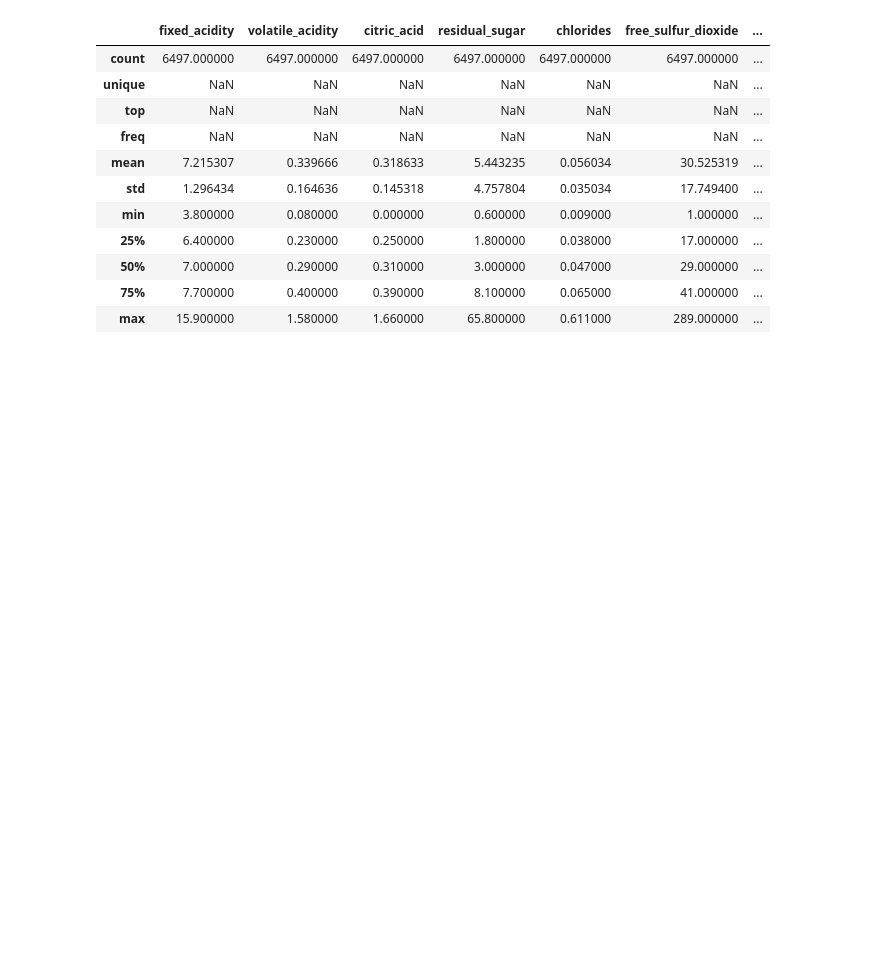
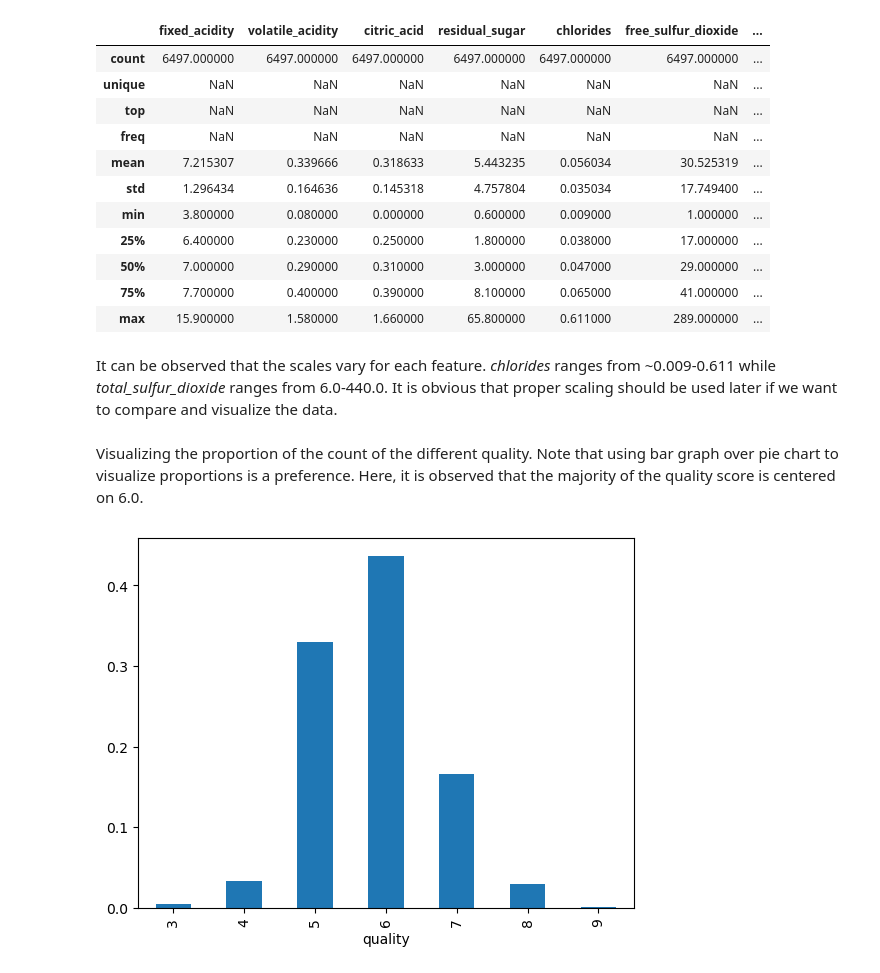
Before and after one commit to dbfranco07/AI221_ClassicalMachineLearning_MachineExercises, a Jupyter notebook: MachineExercise2_WineQualityEDA/wine_quality_eda.ipynb, the cells around one changed output. Cells and saved outputs as stored; diff of their text form; code cells hidden in the pictures; blank space fills up the shorter version.

```diff
--- a/MachineExercise2_WineQualityEDA/wine_quality_eda.ipynb
+++ b/MachineExercise2_WineQualityEDA/wine_quality_eda.ipynb
@@ -55,3 +67,12 @@ display(X.describe(include='all'))
 | 50% | 7.000000 | 0.290000 | 0.310000 | 3.000000 | 0.047000 | 29.000000 | ... |
 | 75% | 7.700000 | 0.400000 | 0.390000 | 8.100000 | 0.065000 | 41.000000 | ... |
 | max | 15.900000 | 1.580000 | 1.660000 | 65.800000 | 0.611000 | 289.000000 | ... |
+# %% [markdown]
+It can be observed that the scales vary for each feature. *chlorides* ranges from ~0.009-0.611 while *total_sulfur_dioxide* ranges from 6.0-440.0. It is obvious that proper scaling should be used later if we want to compare and visualize the data.
+# %% [markdown]
+Visualizing the proportion of the count of the different quality. Note that using bar graph over pie chart to visualize proportions is a preference.
+Here, it is observed that the majority of the quality score is centered on 6.0.
+# %%
+X['quality'].value_counts(normalize=True).sort_index().plot(kind='bar');
+# %% [output]
+[figure, added]
```
Also changed, not shown: parts of 5 cells of this notebook.
